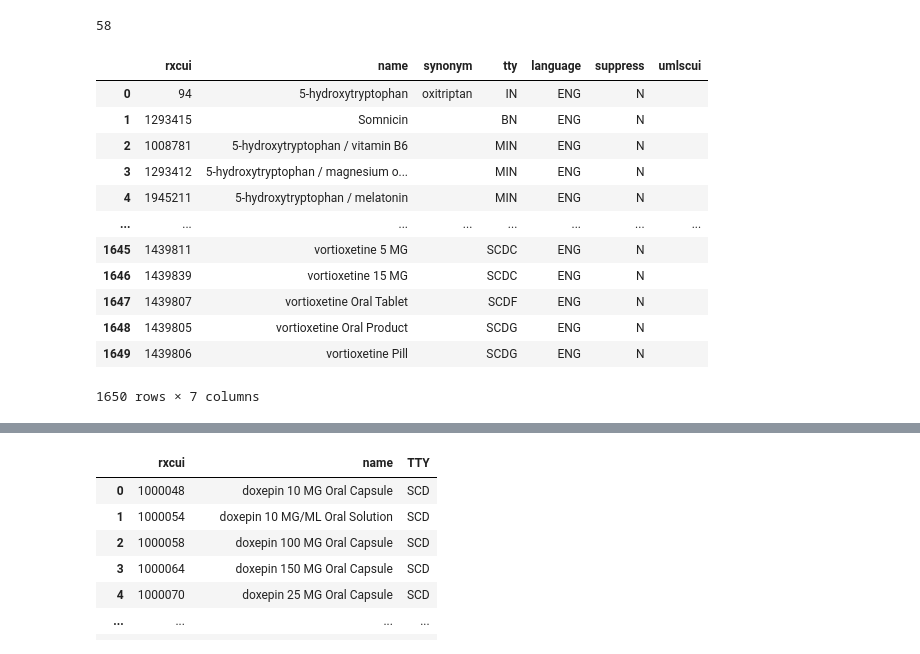
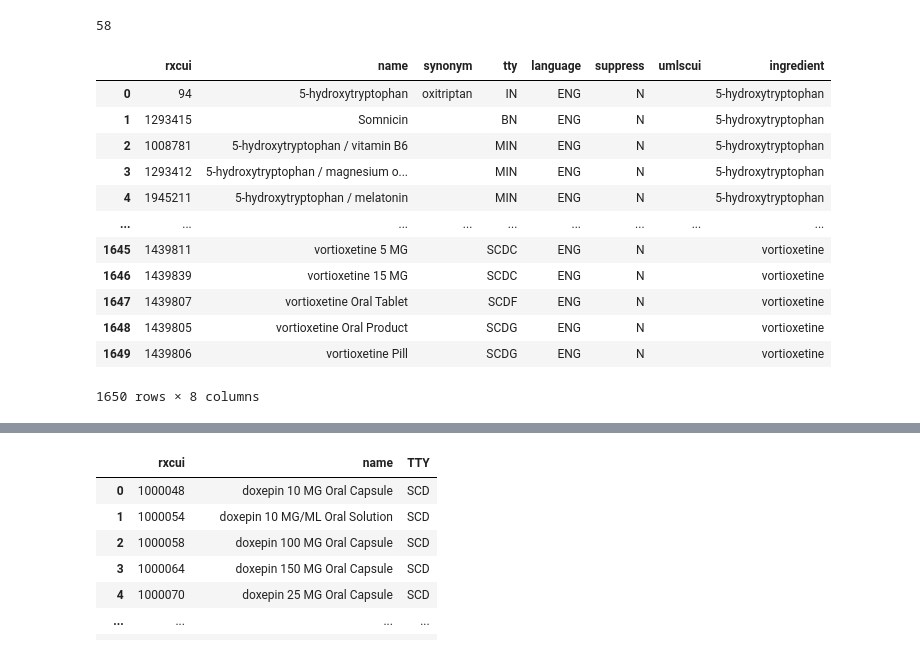
Before and after one commit to danielhmendoza01/Automatic_Code_Sets, a Jupyter notebook: Antidepressants.ipynb, the cells around one changed output, grey strips where cells are left out. Cells and saved outputs as stored; diff of their text form; code cells hidden in the pictures.

```diff
--- a/Antidepressants.ipynb
+++ b/Antidepressants.ipynb
@@ -66,7 +65,7 @@ All Antidepressants Ingredients
 # %%
 drugs = []
 for drug in antidep_ingredients[0]:
-    ingredient = pd.read_json("https://rxnav.nlm.nih.gov/REST/rxcui.json?name="+drug)
+    ingredient = pd.read_json(base_url_3+drug)
     drugs.append(ingredient.idGroup.rxnormId[0])
 # %%
 len(drugs)
@@ -75,23 +74,26 @@ len(drugs)
 # %%
 #loop array to get complete list of drugs
 df_antidep = pd.DataFrame()
 for drug in drugs:
     self_df = query_self(drug)
+    ingredient = self_df["name"].values[0]
+    self_df["ingredient"] = ingredient
     merg_df = query_drug(drug)
+    merg_df["ingredient"] = ingredient
     df_antidep = pd.concat([df_antidep, self_df]).drop_duplicates(subset=['rxcui']).reset_index(drop=True)
     df_antidep = pd.concat([df_antidep, merg_df]).drop_duplicates(subset=['rxcui']).reset_index(drop=True)
 df_antidep
 # %% [output]
-|  | rxcui | name | synonym | tty | language | suppress | umlscui |
-| 0 | 94 | 5-hydroxytryptophan | oxitriptan | IN | ENG | N |  |
-| 1 | 1293415 | Somnicin |  | BN | ENG | N |  |
-| 2 | 1008781 | 5-hydroxytryptophan / vitamin B6 |  | MIN | ENG | N |  |
-| 3 | 1293412 | 5-hydroxytryptophan / magnesium o... |  | MIN | ENG | N |  |
-| 4 | 1945211 | 5-hydroxytryptophan / melatonin |  | MIN | ENG | N |  |
-| ... | ... | ... | ... | ... | ... | ... | ... |
-| 1645 | 1439811 | vortioxetine 5 MG |  | SCDC | ENG | N |  |
-| 1646 | 1439839 | vortioxetine 15 MG |  | SCDC | ENG | N |  |
-| 1647 | 1439807 | vortioxetine Oral Tablet |  | SCDF | ENG | N |  |
-| 1648 | 1439805 | vortioxetine Oral Product |  | SCDG | ENG | N |  |
-| 1649 | 1439806 | vortioxetine Pill |  | SCDG | ENG | N |  |
+|  | rxcui | name | synonym | tty | language | suppress | umlscui | ingredient |
+| 0 | 94 | 5-hydroxytryptophan | oxitriptan | IN | ENG | N |  | 5-hydroxytryptophan |
+| 1 | 1293415 | Somnicin |  | BN | ENG | N |  | 5-hydroxytryptophan |
+| 2 | 1008781 | 5-hydroxytryptophan / vitamin B6 |  | MIN | ENG | N |  | 5-hydroxytryptophan |
+| 3 | 1293412 | 5-hydroxytryptophan / magnesium o... |  | MIN | ENG | N |  | 5-hydroxytryptophan |
+| 4 | 1945211 | 5-hydroxytryptophan / melatonin |  | MIN | ENG | N |  | 5-hydroxytryptophan |
+| ... | ... | ... | ... | ... | ... | ... | ... | ... |
+| 1645 | 1439811 | vortioxetine 5 MG |  | SCDC | ENG | N |  | vortioxetine |
+| 1646 | 1439839 | vortioxetine 15 MG |  | SCDC | ENG | N |  | vortioxetine |
+| 1647 | 1439807 | vortioxetine Oral Tablet |  | SCDF | ENG | N |  | vortioxetine |
+| 1648 | 1439805 | vortioxetine Oral Product |  | SCDG | ENG | N |  | vortioxetine |
+| 1649 | 1439806 | vortioxetine Pill |  | SCDG | ENG | N |  | vortioxetine |
-1650 rows × 7 columns
+1650 rows × 8 columns
```
Also changed, not shown: parts of 4 cells of this notebook, 6 other files.
